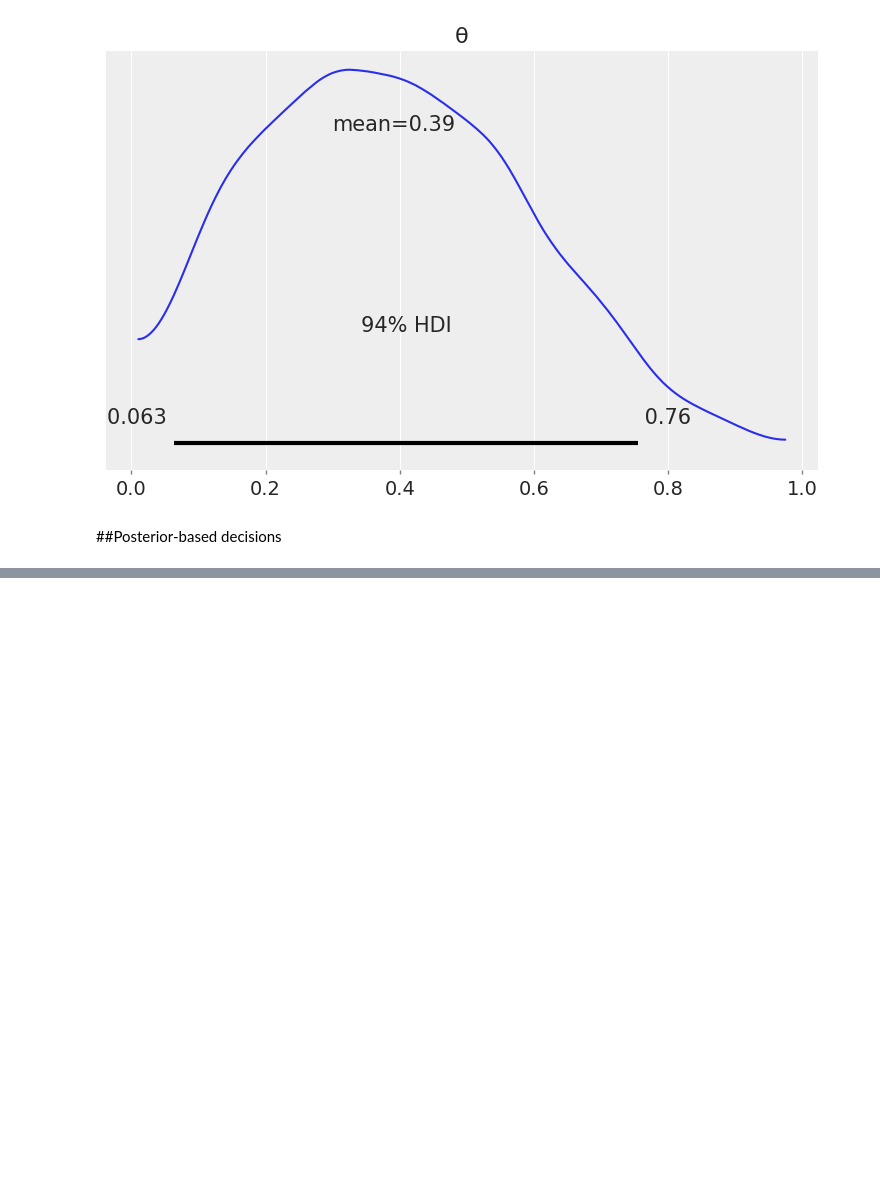
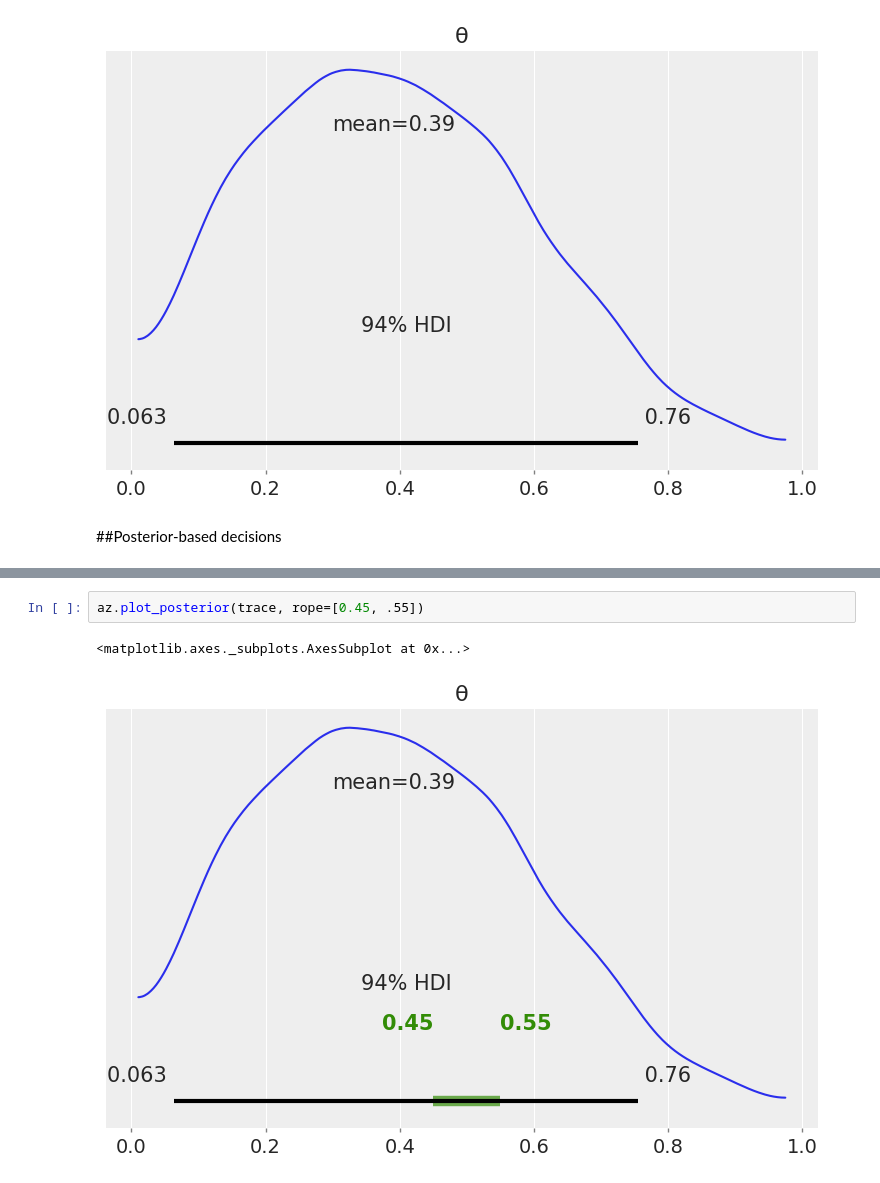
Before and after one commit to rahiakela/probabilistic-programming-practice, a Jupyter notebook: bayesian-analysis-with-python/2-programming-probabilistically/1_pymc3_primer.ipynb, the cells around one changed output, grey strips where cells are left out. Drawn from its saved outputs; the diff is of its cells as text; blank space fills up the shorter version.

```diff
--- a/bayesian-analysis-with-python/2-programming-probabilistically/1_pymc3_primer.ipynb
+++ b/bayesian-analysis-with-python/2-programming-probabilistically/1_pymc3_primer.ipynb
@@ -103,0 +127,5 @@ az.plot_posterior(trace)
+# %%
+az.plot_posterior(trace, rope=[0.45, .55])
+# %% [output]
+<matplotlib.axes._subplots.AxesSubplot at 0x...>
+[figure, added]
```
Also changed, not shown: parts of 6 cells of this notebook.
